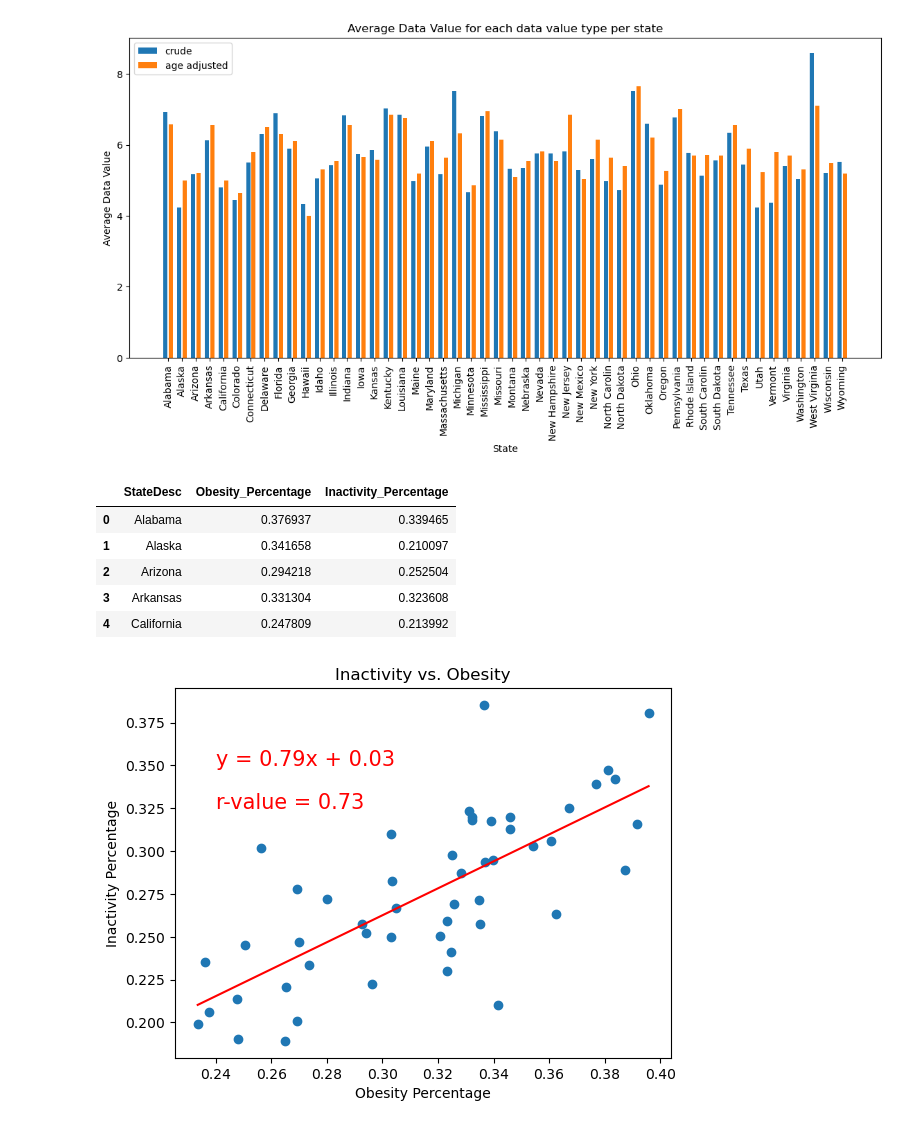
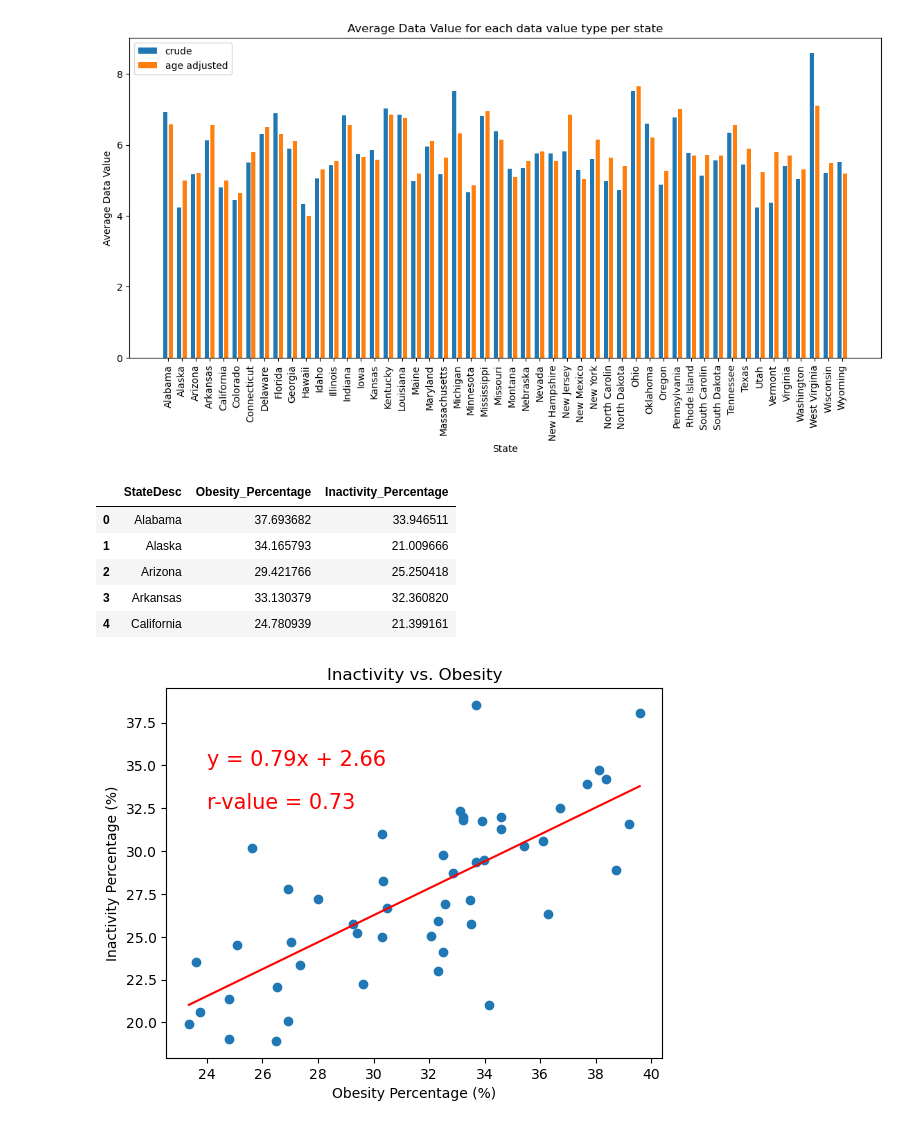
Before and after one commit to divya-jindal/project-1, a Jupyter notebook: Cities_heart_disease.ipynb, the cells around one changed output. Saved outputs shown, nothing was run; the diff lists cells and outputs as text; code cells hidden in the pictures.

Commit message:
Moved data files to resources folder and modified main data file

```diff
--- a/Cities_heart_disease.ipynb
+++ b/Cities_heart_disease.ipynb
@@ -224,41 +227,43 @@ states_df.to_csv("states_df.csv", index = False)
 # Reads in the obesity and inactivity dataframe
 obesity_data = pd.read_csv("Resources/state_inactivity_obesity_source_data.csv")
 
+obesity_data['Obesity_Percentage'] = obesity_data['Obesity_Percentage'].astype(float) * 100
+obesity_data['Inactivity_Percentage'] = obesity_data['Inactivity_Percentage'].astype(float) * 100
 obesity_data.head()
 # %% [output]
 |  | StateDesc | Obesity_Percentage | Inactivity_Percentage |
-| 0 | Alabama | 0.376937 | 0.339465 |
-| 1 | Alaska | 0.341658 | 0.210097 |
-| 2 | Arizona | 0.294218 | 0.252504 |
-| 3 | Arkansas | 0.331304 | 0.323608 |
-| 4 | California | 0.247809 | 0.213992 |
+| 0 | Alabama | 37.693682 | 33.946511 |
+| 1 | Alaska | 34.165793 | 21.009666 |
+| 2 | Arizona | 29.421766 | 25.250418 |
+| 3 | Arkansas | 33.130379 | 32.360820 |
+| 4 | California | 24.780939 | 21.399161 |
 # %%
 # Shows a scatterplot between inactivity and obesity
 plt.scatter(obesity_data['Obesity_Percentage'], obesity_data['Inactivity_Percentage'])
-plt.xlabel('Obesity Percentage')
-plt.ylabel('Inactivity Percentage')
+plt.xlabel('Obesity Percentage (%)')
+plt.ylabel('Inactivity Percentage (%)')
 plt.title('Inactivity vs. Obesity')
 
 # Calculates slope, intercept, rval, pval, and std
 slope, intercept, rval, pval, std = linregress(obesity_data['Obesity_Percentage'], obesity_data['Inactivity_Percentage'])
 
 # Creates strings that will be shown in the plot
 equation = f'y = {slope:.2f}x + {intercept:.2f}'
 r_value_text = f'r-value = {rval:.2f}'
 
 # Creates an array of the maximum and minimum x-values
 x_min = obesity_data['Obesity_Percentage'].astype(float).min()
 x_max = obesity_data['Obesity_Percentage'].astype(float).max()
 x_values = x_min, x_max
 x_values_array = np.array(x_values)
 
 # Predicts y-values using the linear regression equation
 y_pred = slope * x_values_array + intercept
 
 # Plots the linear regression line and shows the string values determined above
 plt.plot(x_values_array, y_pred, c = 'r')
-plt.text(x = 0.24, y = 0.350, fontsize = 15, s = equation, c = 'r')
-plt.text(x = 0.24, y = 0.325, fontsize = 15, s = r_value_text, c = 'r')
+plt.text(x = 24, y = 35, fontsize = 15, s = equation, c = 'r')
+plt.text(x = 24, y = 32.5, fontsize = 15, s = r_value_text, c = 'r')
 plt.show()
 # %% [output]
-[figure, old version]
+[figure, new version]
```
Also changed, not shown: parts of 7 cells of this notebook, 5 other files.
